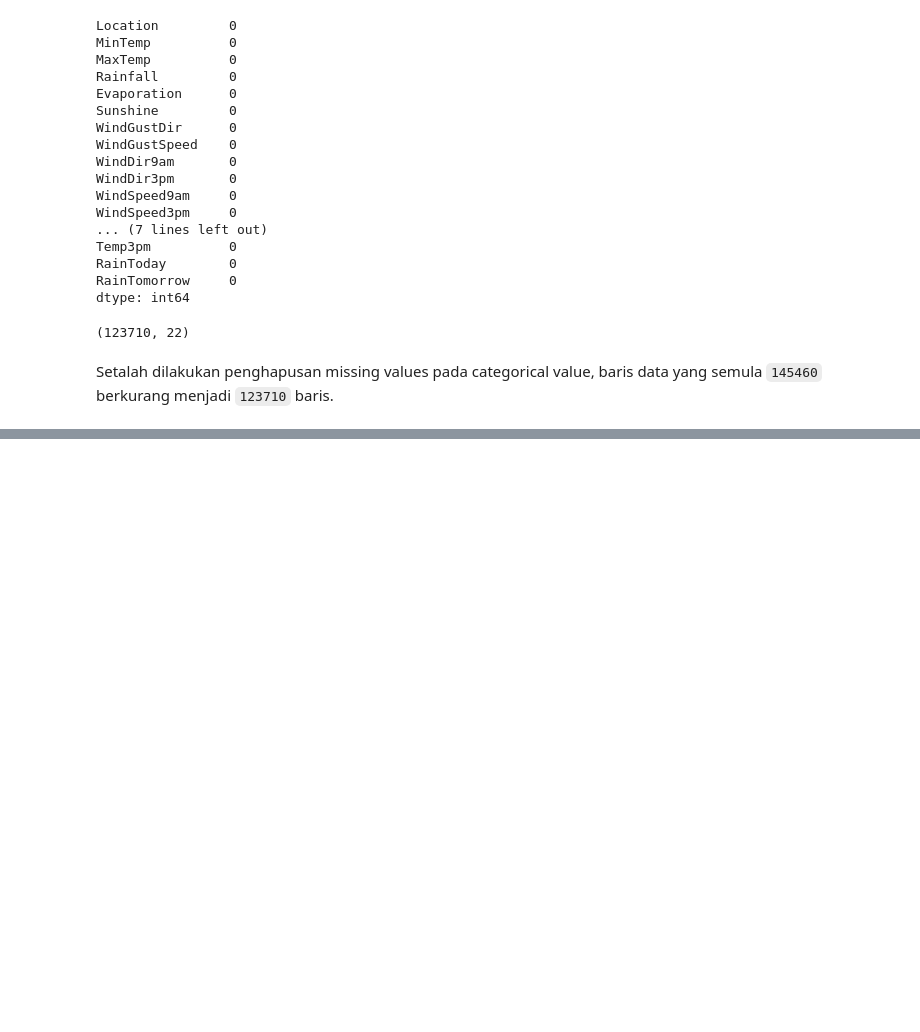
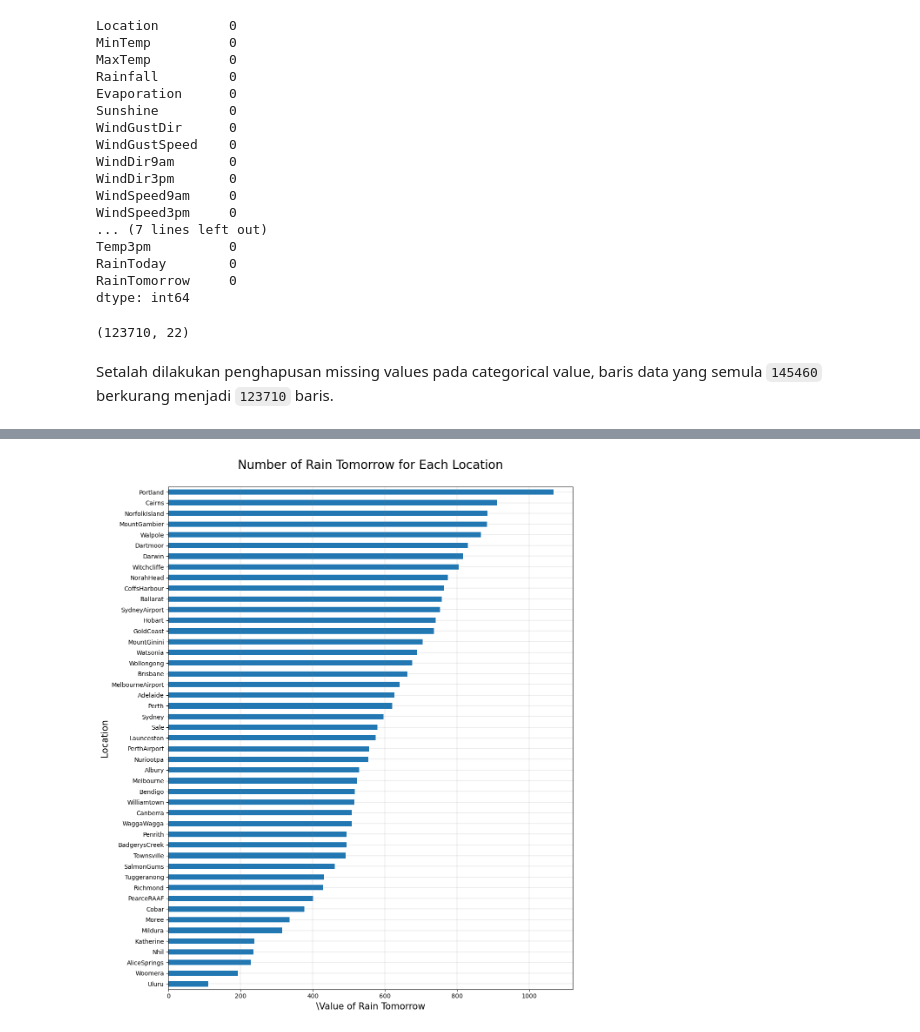
Before and after one commit to mfarizky/H8_5, a Jupyter notebook: project/PYTN_KampusMerdeka_fp2_Rijal.ipynb, the cells around one changed output, grey strips where cells are left out. Drawn from its saved outputs; the diff is of its cells as text; code cells hidden in the pictures; blank space fills up the shorter version.

```diff
--- a/project/PYTN_KampusMerdeka_fp2_Rijal.ipynb
+++ b/project/PYTN_KampusMerdeka_fp2_Rijal.ipynb
@@ -214,0 +422,3 @@ Setalah dilakukan penghapusan missing values pada categorical value, baris data
+# %%
+df_wth['RainTomorrow'] = df_wth['RainTomorrow'].map({'Yes': 1, 'No': 0})
+df_wth['RainToday'] = df_wth['RainToday'].map({'Yes': 1, 'No': 0})
@@ -214,0 +455,5 @@ Setalah dilakukan penghapusan missing values pada categorical value, baris data
+# %%
+df_loc = df_wth.groupby(by='Location').sum()
+df_loc = df_loc[['RainTomorrow']]
+df_loc = df_loc.sort_values(by="RainTomorrow",ascending=True)
+df_loc
@@ -214,0 +479,14 @@ Setalah dilakukan penghapusan missing values pada categorical value, baris data
+# %%
+df_loc.plot(kind="barh",
+               figsize=(12,15),
+               legend=False,
+
+
+                )
+plt.title("Number of Rain Tomorrow for Each Location\n", fontsize=20)
+plt.xlabel("\Value of Rain Tomorrow", fontsize=15)
+plt.ylabel("Location", fontsize=15)
+plt.grid(color="grey", linewidth=0.2)
+plt.show()
+# %% [output]
+[figure, added]
```
Also changed, not shown: parts of 38 cells of this notebook.
